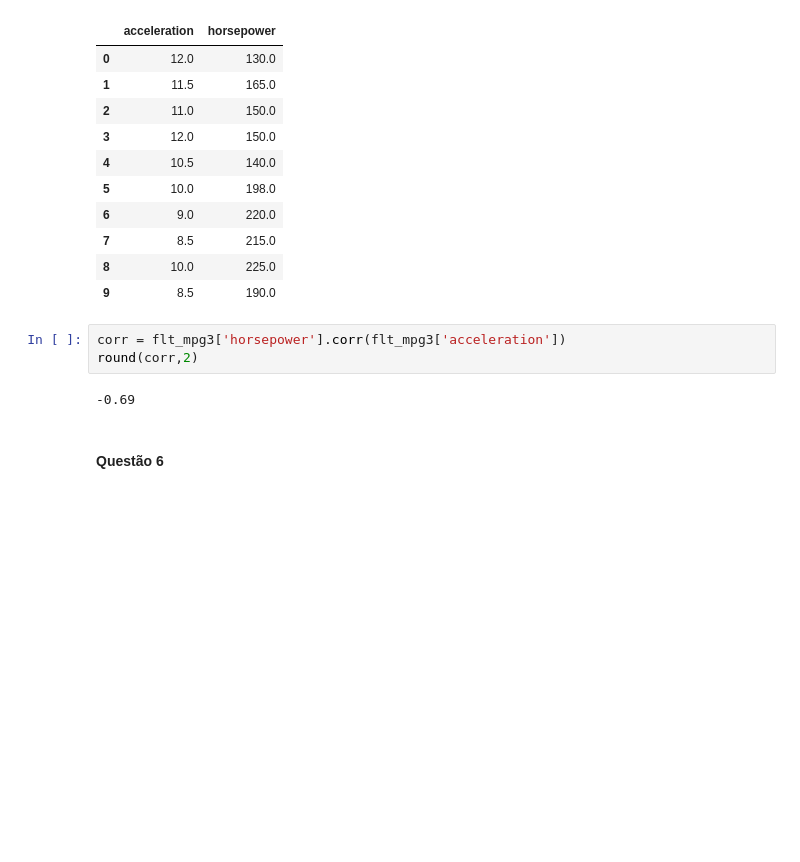
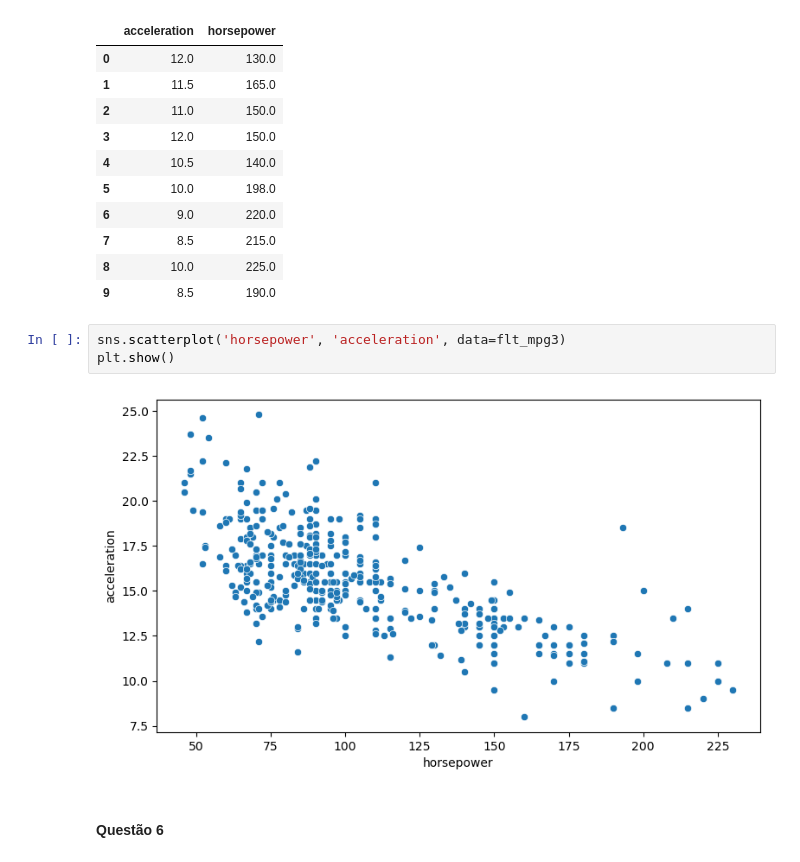
Before and after one commit to melquiorq/Modulo-4, a Jupyter notebook: Aula_2_Matplotlib.ipynb, the cells around one changed output. Cells and saved outputs as stored; diff of their text form; blank space fills up the shorter version.

```diff
--- a/Aula_2_Matplotlib.ipynb
+++ b/Aula_2_Matplotlib.ipynb
@@ -598,11 +597,11 @@ flt_mpg3.head(10)
 | 7 | 8.5 | 215.0 |
 | 8 | 10.0 | 225.0 |
 | 9 | 8.5 | 190.0 |
-# %%
-corr = flt_mpg3['horsepower'].corr(flt_mpg3['acceleration'])
-round(corr,2)
-# %% [output]
--0.69
+# %%
+sns.scatterplot('horsepower', 'acceleration', data=flt_mpg3)
+plt.show()
+# %% [output]
+[figure, added]
 # %% [markdown]
 #### Questão 6
 # %% [markdown]
```
Also changed, not shown: parts of 5 cells of this notebook.
